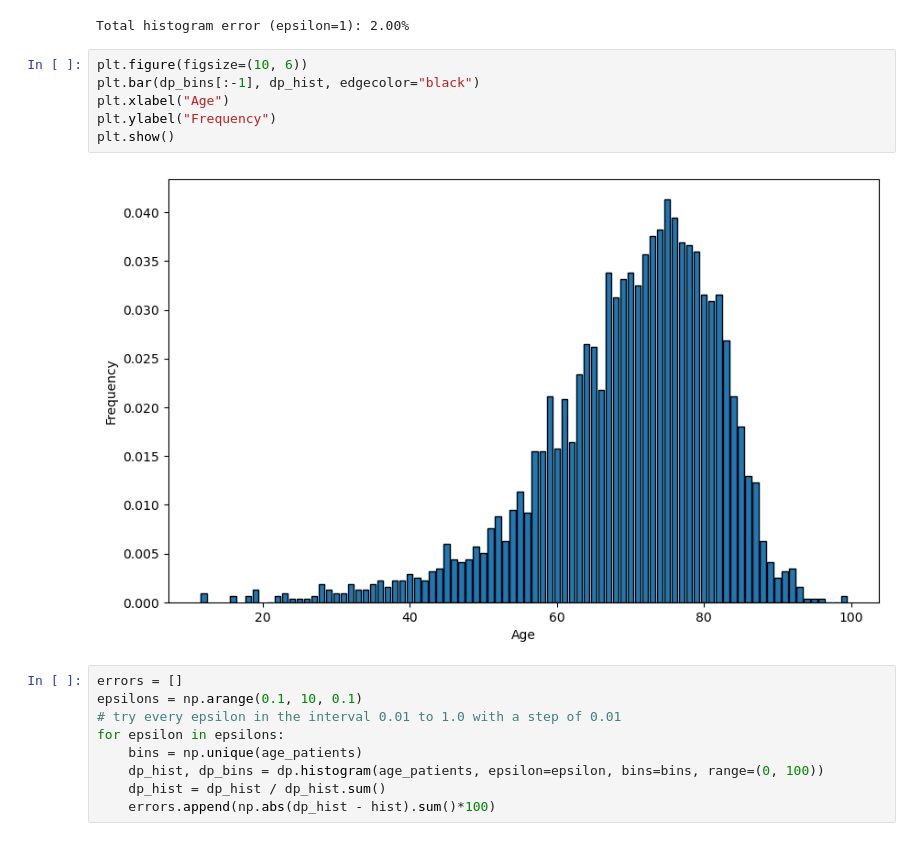
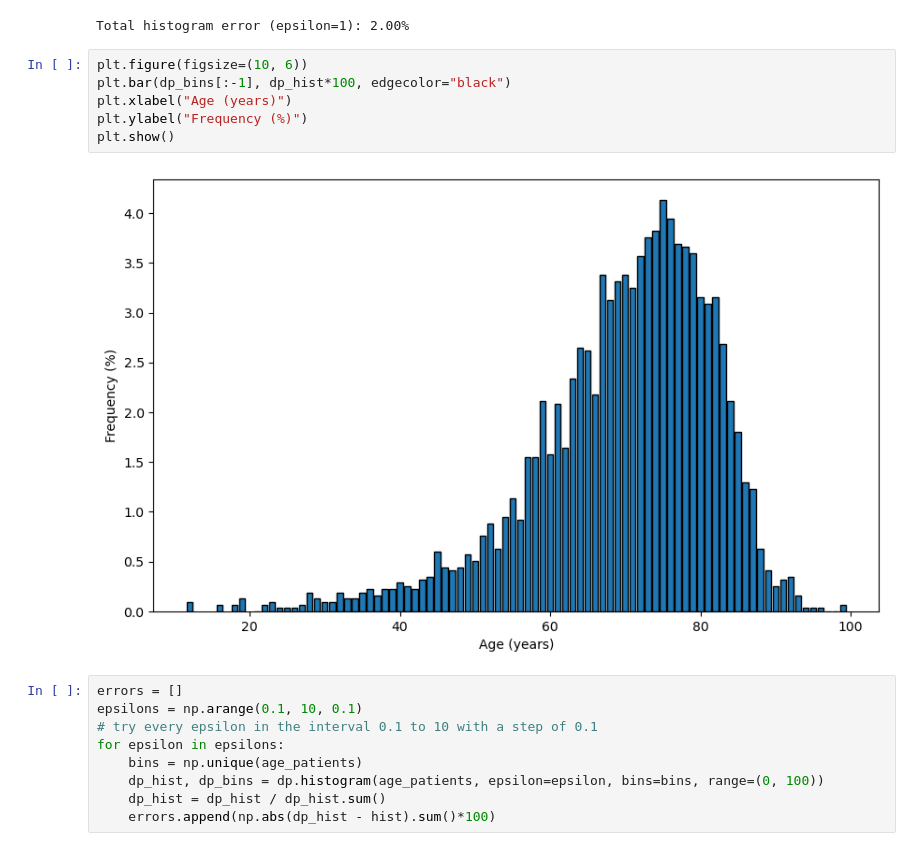
Before and after one commit to Kekkodf/Master-Thesis, a Jupyter notebook: Code/DP_Notebook.ipynb, the cells around one changed output. Drawn from its saved outputs; the diff is of its cells as text.

```diff
--- a/Code/DP_Notebook.ipynb
+++ b/Code/DP_Notebook.ipynb
@@ -793,16 +792,16 @@ print("Total histogram error (epsilon=1): %.2f%%" % (np.abs(hist - dp_hist).sum(
 Total histogram error (epsilon=1): 2.00%
 # %%
 plt.figure(figsize=(10, 6))
-plt.bar(dp_bins[:-1], dp_hist, edgecolor="black")
-plt.xlabel("Age")
-plt.ylabel("Frequency")
+plt.bar(dp_bins[:-1], dp_hist*100, edgecolor="black")
+plt.xlabel("Age (years)")
+plt.ylabel("Frequency (%)")
 plt.show()
 # %% [output]
-[figure, old version]
+[figure, new version]
 # %%
 errors = []
 epsilons = np.arange(0.1, 10, 0.1)
-# try every epsilon in the interval 0.01 to 1.0 with a step of 0.01
+# try every epsilon in the interval 0.1 to 10 with a step of 0.1
 for epsilon in epsilons:
     bins = np.unique(age_patients)
     dp_hist, dp_bins = dp.histogram(age_patients, epsilon=epsilon, bins=bins, range=(0, 100))
```
Also changed, not shown: parts of 17 cells of this notebook, 8 other files.
